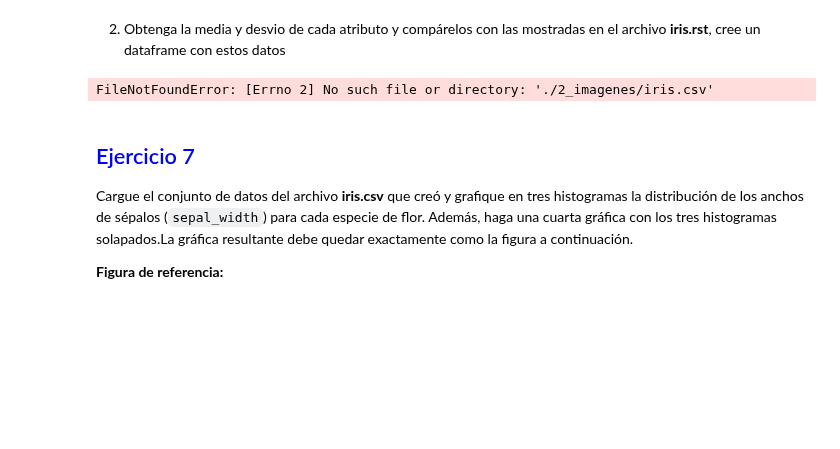
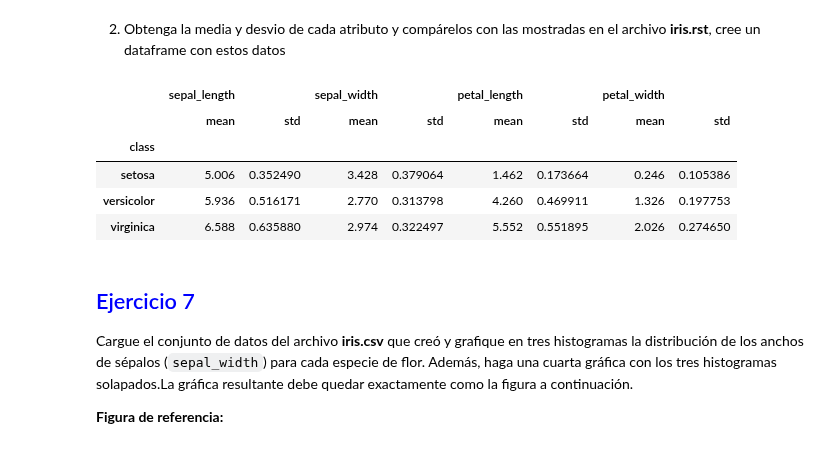
Before and after one commit to DinoMondino/IA, a Jupyter notebook: IntroduccionBibliotecas/Entregables_1_2024_1C.ipynb, the cells around one changed output. Saved outputs shown, nothing was run; the diff lists cells and outputs as text; code cells hidden in the pictures; blank space fills up the shorter version.

```diff
--- a/IntroduccionBibliotecas/Entregables_1_2024_1C.ipynb
+++ b/IntroduccionBibliotecas/Entregables_1_2024_1C.ipynb
@@ -197,22 +189,29 @@ iris_data.to_csv("iris.csv", index=False)
 # %% [markdown]
 2. Obtenga la media y desvio de cada atributo y compárelos con las mostradas en el archivo **iris.rst**, cree un dataframe con estos datos
 # %%
-iris_data = pd.read_csv('./2_imagenes/iris.csv')
+# Preguntar por archivo iris.rst.
 
-# Calcular la media y desviación estándar de cada atributo
-iris_stats = iris_data.groupby('species').agg({'sepal_length': ['mean', 'std'],
-                                              'sepal_width': ['mean', 'std'],
-                                              'petal_length': ['mean', 'std'],
-                                              'petal_width': ['mean', 'std']})
+datos = pd.read_csv('./iris.csv')
 
-# Mostrar los resultados obtenidos
-print(iris_stats)
+# Calculos de media y desviación estándar de cada atributo.
+"""Con .groupby('class') divido el conjunto de datos en grupos según los valores de la columna 'class'.
+Con .agg(['mean', 'std']) se calculan la media y la desviación estándar dentro de cada grupo creado por groupby."""
 
-# Crear un DataFrame con los resultados obtenidos
-df_iris_stats = pd.DataFrame(iris_stats)
-df_iris_stats.to_csv('iris_statistics.csv')
+stats = datos.groupby('class').agg({'sepal_length': ['mean', 'std'],
+                                    'sepal_width': ['mean', 'std'],
+                                    'petal_length': ['mean', 'std'],
+                                    'petal_width': ['mean', 'std']})
+
+# Creo el DataFrame con los resultados obtenidos
+iris_1 = pd.DataFrame(stats)
+iris_1
 # %% [output]
-FileNotFoundError: [Errno 2] No such file or directory: './2_imagenes/iris.csv'
+|  | sepal_length |  | sepal_width |  | petal_length |  | petal_width |  |
+|  | mean | std | mean | std | mean | std | mean | std |
+| class |  |  |  |  |  |  |  |  |
+| setosa | 5.006 | 0.352490 | 3.428 | 0.379064 | 1.462 | 0.173664 | 0.246 | 0.105386 |
+| versicolor | 5.936 | 0.516171 | 2.770 | 0.313798 | 4.260 | 0.469911 | 1.326 | 0.197753 |
+| virginica | 6.588 | 0.635880 | 2.974 | 0.322497 | 5.552 | 0.551895 | 2.026 | 0.274650 |
 # %% [markdown]
 <h2><font color="blue">Ejercicio 7</font></h2>
 
```
Also changed, not shown: parts of 2 cells of this notebook.
